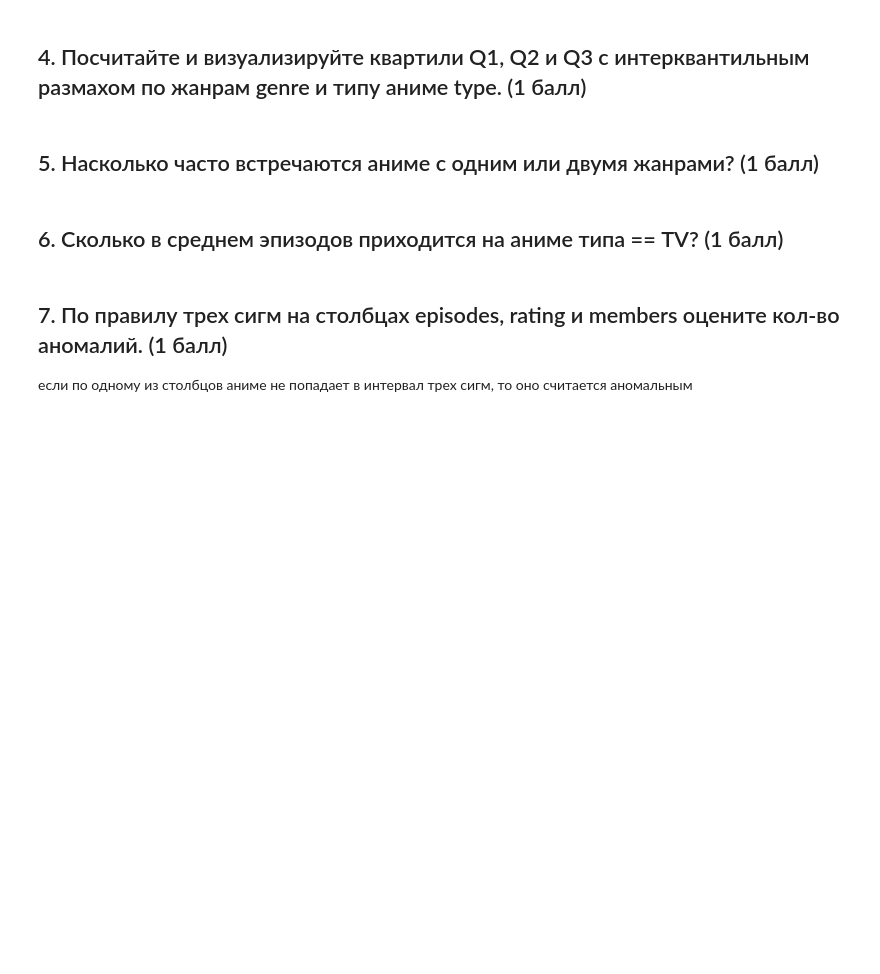
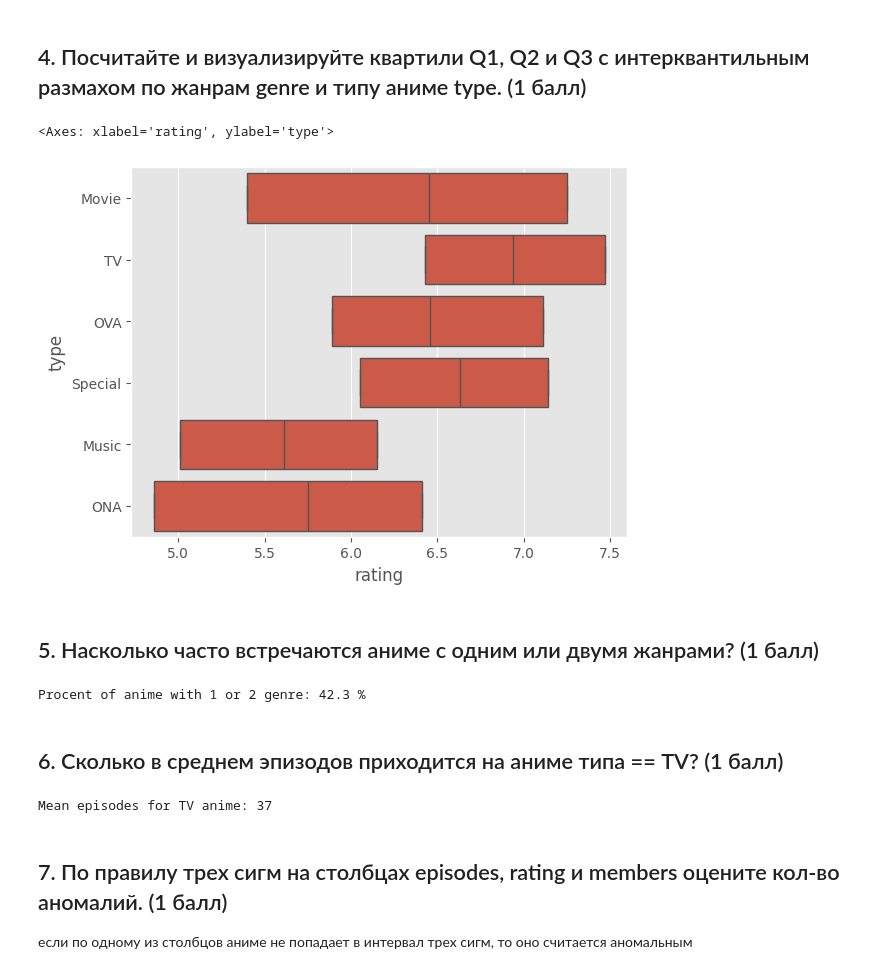
Before and after one commit to SpongeFrogy/Math_Statistics_ATH_2024, a Jupyter notebook: hw_1/ITMO_MathStat_HW_1.ipynb, the cells around one changed output. Drawn from its saved outputs; the diff is of its cells as text; code cells hidden in the pictures; blank space fills up the shorter version.

```diff
--- a/hw_1/ITMO_MathStat_HW_1.ipynb
+++ b/hw_1/ITMO_MathStat_HW_1.ipynb
@@ -55,9 +119,36 @@ df.head()
 # %% [markdown]
 ## 4. Посчитайте и визуализируйте квартили Q1, Q2 и Q3 с интерквантильным размахом по жанрам genre и типу аниме type. (1 балл)
+# %%
+# qs = df.dropna(axis=0).fillna(0).groupby('type')['rating'].agg([
+#     lambda x: np.quantile(x, 0.25),
+#     lambda x: np.quantile(x, 0.5),
+#     lambda x: np.quantile(x, 0.75),
+# ]).sort_values("<lambda_1>")
+
+sns.boxplot(
+    x=df["rating"],
+    y=df["type"],
+    whis=[25, 75],
+    showfliers=False,
+    # order=qs.index
+    )
+# %% [output]
+<Axes: xlabel='rating', ylabel='type'>
+[figure, added]
 # %% [markdown]
 ## 5. Насколько часто встречаются аниме с одним или двумя жанрами? (1 балл)
+# %%
+number_of_genres = df["genre"].str.split(",").apply(lambda x: len(x) if isinstance(x, list) else 0).value_counts()
+print(f"Procent of anime with 1 or 2 genre: {number_of_genres.loc[[1, 2]].sum() / number_of_genres.sum()*100:.1f} %")
+# %% [output]
+Procent of anime with 1 or 2 genre: 42.3 %
 # %% [markdown]
 ## 6. Сколько в среднем эпизодов приходится на аниме типа == TV? (1 балл)
+# %%
+mean_eps = df[df["type"] == "TV"]["episodes"].replace("Unknown", np.nan).astype(float).mean(skipna=True)
+print(f"Mean episodes for TV anime: {int(mean_eps)}")
+# %% [output]
+Mean episodes for TV anime: 37
 # %% [markdown]
 ## 7. По правилу трех сигм на столбцах episodes, rating и members оцените кол-во аномалий. (1 балл)
 если по одному из столбцов аниме не попадает в интервал трех сигм, то оно считается аномальным
```
Also changed, not shown: parts of 39 cells of this notebook, 3 other files.
